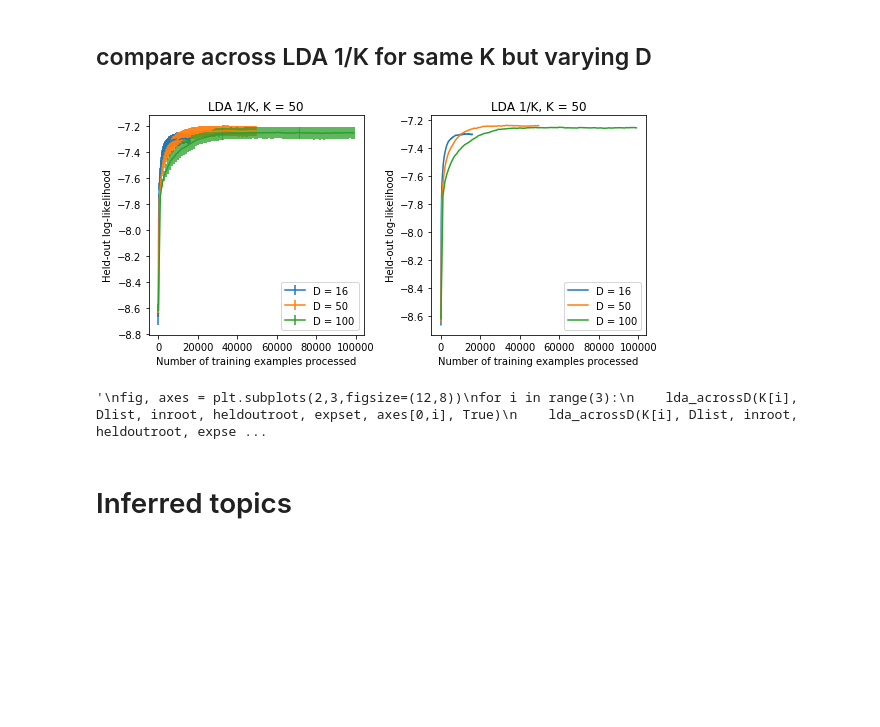
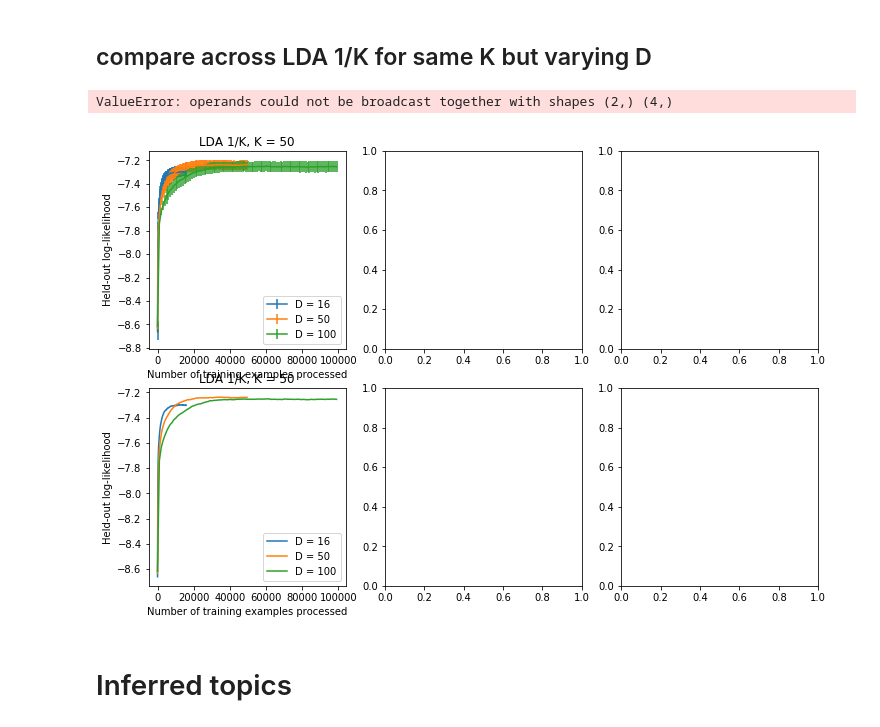
Before and after one commit to tinnguyen96/onlineldavb, a Jupyter notebook: Report.ipynb, the cells around one changed output. Cells and saved outputs as stored; diff of their text form; code cells hidden in the pictures; blank space fills up the shorter version.

```diff
--- a/Report.ipynb
+++ b/Report.ipynb
@@ -198,31 +198,33 @@ def lda_acrossD(K, Dlist, inroot, heldoutroot, expset, ax, plot_error):
         plots LL of LDA versus number of minibatches for different K's
     """
 
-    exs = [] # number of training examples processed
-    avg = []
-    err = []
+    exs = {} # number of training examples processed
+    avg = {} # average LL
+    err = {} # standard deviation in LL
 
     for i in range(len(Dlist)):
         D = Dlist[i]
         seeds = expset[D]
         dirname = "results/ldaK" + str(K) + "_" + "D" + str(D) + "_" + inroot + "_" + heldoutroot
         LL = []
+        # assuming that all seeds ran for the same number of iterations
         for seed in seeds:
             path = dirname + "/LL_" + str(seed) + ".csv"
             result = np.loadtxt(path)
             batchcounts = result[:,0]
             LL.append(result[:,2])
         batchcounts = np.array(batchcounts)
-        exs.append(D*batchcounts)
+        exs[D] = D*batchcounts
         LL = np.array(LL) # shape len(expset) x len(batchcounts)
-        avg.append(np.mean(LL, axis=0)) # shape (len(batchcounts),)
-        err.append(np.std(LL, axis=0)) # shape (len(batchcounts),)
+        avg[D] = np.mean(LL, axis=0) # shape (len(batchcounts),)
+        err[D] = np.std(LL, axis=0) # shape (len(batchcounts),)
 
     for i in range(len(Dlist)):
+        D = Dlist[i]
         if (plot_error):
-            ax.errorbar(exs[i], avg[i], yerr=err[i],label='D = %d' %Dlist[i])
+            ax.errorbar(exs[D], avg[D], yerr=err[D],label='D = %d' %D)
         else:
-            ax.plot(exs[i], avg[i], label='D = %d' %Dlist[i])
+            ax.plot(exs[D], avg[D], label='D = %d' %D)
     ax.set_title('LDA 1/K, K = %d' %K)
     ax.set_xlabel('Number of training examples processed')
     ax.set_ylabel('Held-out log-likelihood')
@@ -231,28 +233,29 @@ def lda_acrossD(K, Dlist, inroot, heldoutroot, expset, ax, plot_error):
 # %%
 K = [50, 100, 150]
 Dlist = [16, 50, 100]
 inroot = "wiki10k"
 heldoutroot = "wiki1k"
 expset = {16:[0,1,2,3,4], 50:[0,1,2,3,4], 100:[0,1,2,3,4]}
 
+
+"""
 fig, axes = plt.subplots(1,2,figsize=(8,4))
 
-lda_acrossD(K[0], Dlist, inroot, heldoutroot, expset, axes[0], True)
-lda_acrossD(K[0], Dlist, inroot, heldoutroot, expset, axes[1], False)
+lda_acrossD(K[2], Dlist, inroot, heldoutroot, expset, axes[0], True)
+lda_acrossD(K[2], Dlist, inroot, heldoutroot, expset, axes[1], False)
 
 plt.tight_layout()
 plt.show()
 """
 fig, axes = plt.subplots(2,3,figsize=(12,8))
 for i in range(3):
     lda_acrossD(K[i], Dlist, inroot, heldoutroot, expset, axes[0,i], True)
     lda_acrossD(K[i], Dlist, inroot, heldoutroot, expset, axes[1,i], False)
 plt.tight_layout()
 plt.show()
-"""
 # %% [output]
+ValueError: operands could not be broadcast together with shapes (2,) (4,)
-[figure, old version]
+[figure, new version]
-'\nfig, axes = plt.subplots(2,3,figsize=(12,8))\nfor i in range(3):\n    lda_acrossD(K[i], Dlist, inroot, heldoutroot, expset, axes[0,i], True)\n    lda_acrossD(K[i], Dlist, inroot, heldoutroot, expse ...
 # %% [markdown]
 # Inferred topics
 # %%
```
Also changed, not shown: 4 other files.
